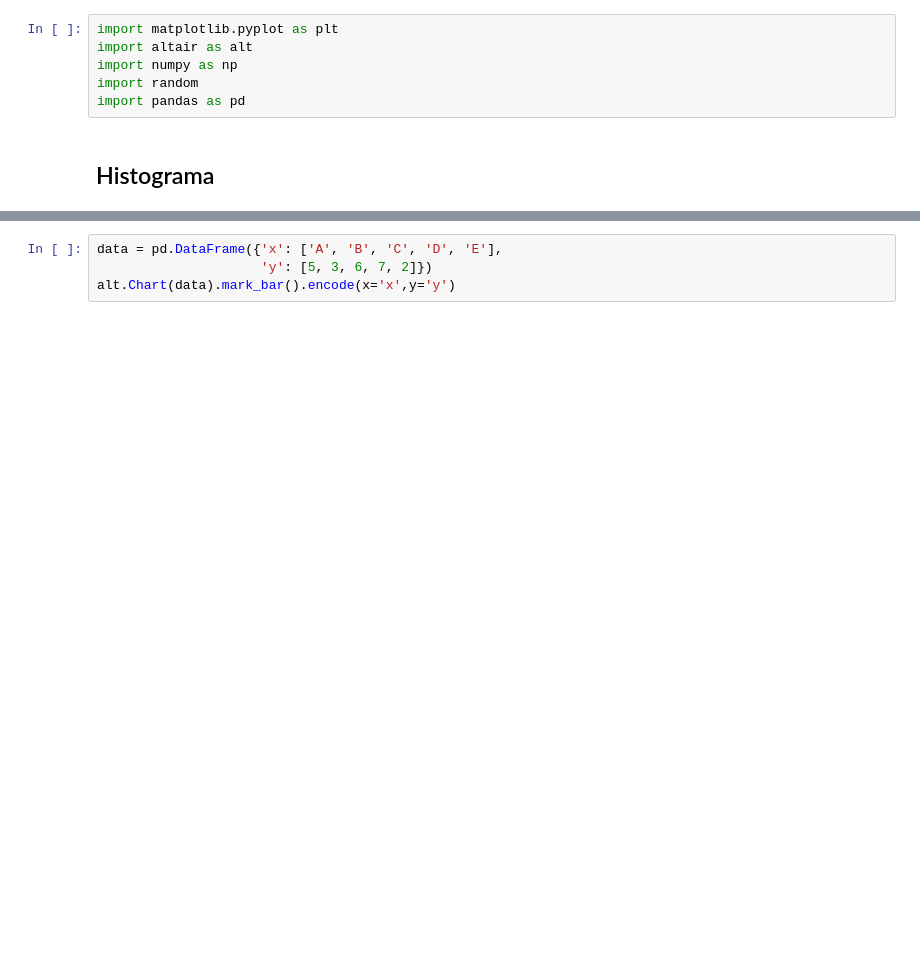
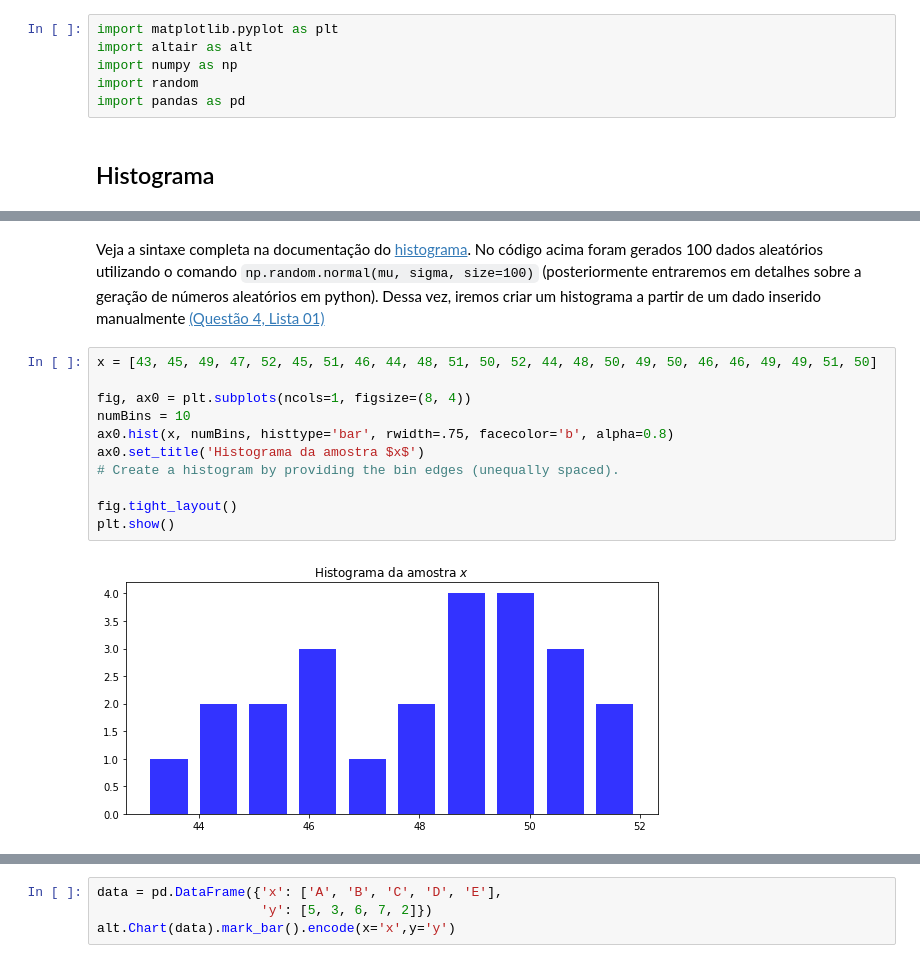
Before and after one commit to marcielbp/Statistics-and-Probability, a Jupyter notebook: python/notebooks/praticas/pr02.ipynb, the cells around one changed output, grey strips where cells are left out. Saved outputs shown, nothing was run; the diff lists cells and outputs as text; blank space fills up the shorter version.

```diff
--- a/python/notebooks/praticas/pr02.ipynb
+++ b/python/notebooks/praticas/pr02.ipynb
@@ -32,0 +48,15 @@ plt.show()
+# %% [markdown]
+Veja a sintaxe completa na documentação do [histograma](https://matplotlib.org/api/_as_gen/matplotlib.pyplot.hist.html#matplotlib.pyplot.hist). No código acima foram gerados 100 dados aleatórios utilizando o comando `np.random.normal(mu, sigma, size=100)` (posteriormente entraremos em detalhes sobre a geração de números aleatórios em python). Dessa vez, iremos criar um histograma a partir de um dado inserido manualmente [(Questão 4, Lista 01)](https://marcielbp.github.io/Statistics-and-Probability/listas/lista-01-est-descritiva/)
+# %%
+x = [43, 45, 49, 47, 52, 45, 51, 46, 44, 48, 51, 50, 52, 44, 48, 50, 49, 50, 46, 46, 49, 49, 51, 50]
+
+fig, ax0 = plt.subplots(ncols=1, figsize=(8, 4))
+numBins = 10
+ax0.hist(x, numBins, histtype='bar', rwidth=.75, facecolor='b', alpha=0.8)
+ax0.set_title('Histograma da amostra $x$')
+# Create a histogram by providing the bin edges (unequally spaced).
+
+fig.tight_layout()
+plt.show()
+# %% [output]
+[figure, added]
```
Also changed, not shown: parts of 8 cells of this notebook, 4 other files.
